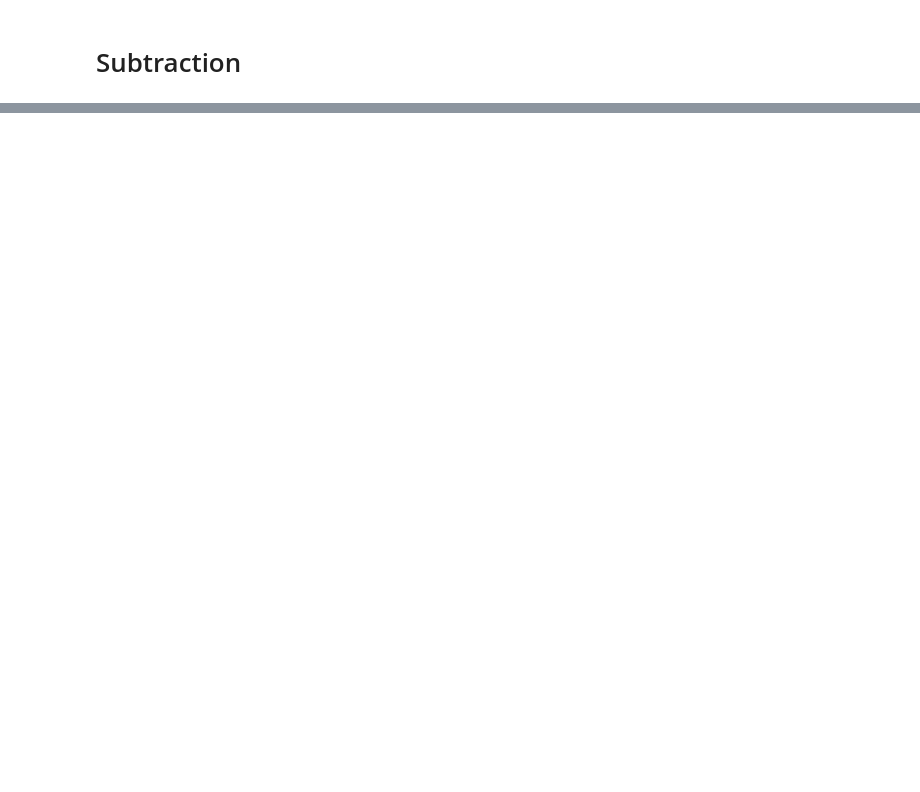
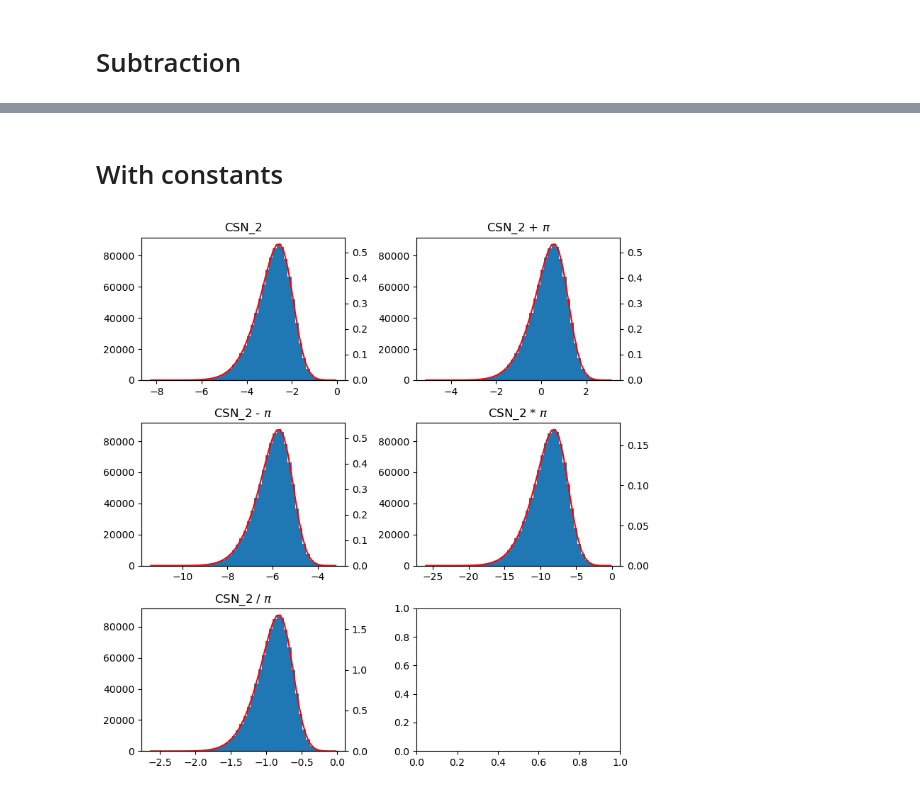
Before and after one commit to FelipeGiro/csnukf, a Jupyter notebook: csnukf/Examples/Operations with CSN.ipynb, the cells around one changed output, grey strips where cells are left out. Drawn from its saved outputs; the diff is of its cells as text; code cells hidden in the pictures; blank space fills up the shorter version.

```diff
--- a/csnukf/Examples/Operations with CSN.ipynb
+++ b/csnukf/Examples/Operations with CSN.ipynb
@@ -202,0 +203,50 @@ fig.tight_layout()
+# %% [markdown]
+# With constants
+# %%
+csn_2pluspi = csn_2 + np.pi
+csn_2minuspi = csn_2 - np.pi
+csn_2timespi = csn_2 * np.pi
+csn_2divpi = csn_2 / np.pi
+# %%
+fig, axes = plt.subplots(ncols=2, nrows=3, figsize=(8,8))
+
+axes = axes.flatten()
+
+ax = axes[0]
+ax.set_title("CSN_2")
+x = ax.hist(csn2_samples, bins=50)[1]
+axf = ax.twinx()
+axf.plot(x, csn_2.pdf_z(x), color="r", label="Continuous")
+axf.set_ylim(0)
+
+ax = axes[1]
+ax.set_title("CSN_2 + $\pi$")
+x = ax.hist(csn2_samples + np.pi, bins=50)[1]
+axf = ax.twinx()
+axf.plot(x, csn_2pluspi.pdf_z(x), color="r", label="Continuous")
+axf.set_ylim(0)
+
+ax = axes[2]
+ax.set_title("CSN_2 - $\pi$")
+x = ax.hist(csn2_samples - np.pi, bins=50)[1]
+axf = ax.twinx()
+axf.plot(x, csn_2minuspi.pdf_z(x), color="r", label="Continuous")
+axf.set_ylim(0)
+
+ax = axes[3]
+ax.set_title("CSN_2 * $\pi$")
+x = ax.hist(csn2_samples*np.pi, bins=50)[1]
+axf = ax.twinx()
+axf.plot(x, csn_2timespi.pdf_z(x), color="r", label="Continuous")
+axf.set_ylim(0)
+
+ax = axes[4]
+ax.set_title("CSN_2 / $\pi$")
+x = ax.hist(csn2_samples/np.pi, bins=50)[1]
+axf = ax.twinx()
+axf.plot(x, csn_2divpi.pdf_z(x), color="r", label="Continuous")
+axf.set_ylim(0)
+
+fig.tight_layout()
+# %% [output]
+[figure, added]
```
Also changed, not shown: parts of 9 cells of this notebook.
